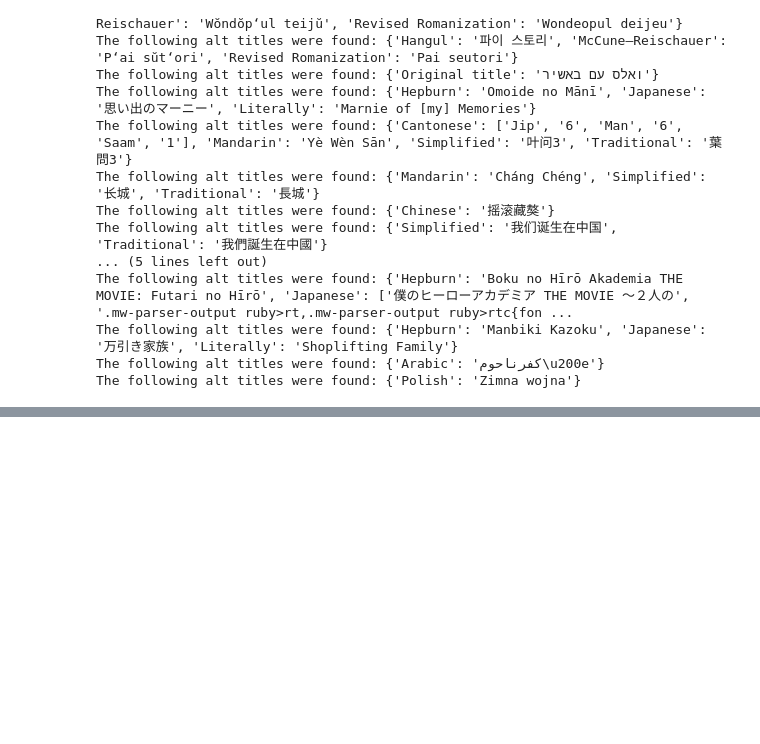
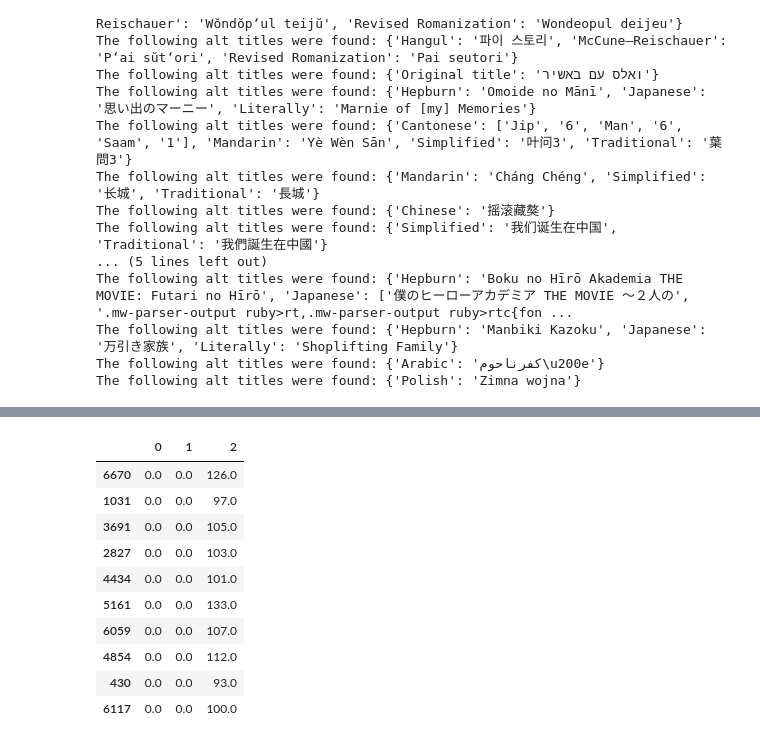
Before and after one commit to marczuka/Movies-ETL, a Jupyter notebook: ETL_practice.ipynb, the cells around one changed output, grey strips where cells are left out. Cells and saved outputs as stored; diff of their text form; code cells hidden in the pictures; blank space fills up the shorter version.

```diff
--- a/ETL_practice.ipynb
+++ b/ETL_practice.ipynb
@@ -279,0 +594,8 @@ sorted(wiki_movies_df.columns.tolist())
+# %%
+# Extract numeric budget values from strings and turn them into decimal numbers
+wiki_movies_df['budget'] = budget.str.extract(f'({form_one}|{form_two})', flags=re.IGNORECASE)[0].apply(parse_dollars)
+# Delete the old 'Budget' column
+wiki_movies_df.drop('Budget', axis=1, inplace=True)
+# %%
+# Create a Series from the non-null values of the column 'Release date' and turn all lists into strings
+release_date = wiki_movies_df['Release date'].dropna().apply(lambda x: ' '.join(x) if type(x) == list else x)
@@ -279,0 +608,10 @@ sorted(wiki_movies_df.columns.tolist())
+# %%
+# Extract the dates, turn them into a unified date format and create new column
+wiki_movies_df['release_date'] = pd.to_datetime(
+                    release_date.str.extract(f'({date_form_one}|{date_form_two}|{date_form_three}|{date_form_four})')[0],
+                    infer_datetime_format=True)
+# Delete the old 'Release date' column
+wiki_movies_df.drop('Release date', axis=1, inplace=True)
+# %%
+# Create a Series from the non-null values of the column 'Running time' and turn all lists into strings
+running_time = wiki_movies_df['Running time'].dropna().apply(lambda x: ' '.join(x) if type(x) == list else x)
@@ -279,0 +643,19 @@ sorted(wiki_movies_df.columns.tolist())
+# %%
+# Extracting the known values of the running time
+running_time_extract = running_time.str.extract(r'(\d+)\s*ho?u?r?s?\s*(\d*)|(\d+)\s*m')
+
+# Turning the strings into columns with numeric values and replacing empty strings with 0
+running_time_extract = running_time_extract.apply(lambda col: pd.to_numeric(col, errors='coerce')).fillna(0)
+running_time_extract.sample(10)
+# %% [output]
+|  | 0 | 1 | 2 |
+| 6670 | 0.0 | 0.0 | 126.0 |
+| 1031 | 0.0 | 0.0 | 97.0 |
+| 3691 | 0.0 | 0.0 | 105.0 |
+| 2827 | 0.0 | 0.0 | 103.0 |
+| 4434 | 0.0 | 0.0 | 101.0 |
+| 5161 | 0.0 | 0.0 | 133.0 |
+| 6059 | 0.0 | 0.0 | 107.0 |
+| 4854 | 0.0 | 0.0 | 112.0 |
+| 430 | 0.0 | 0.0 | 93.0 |
+| 6117 | 0.0 | 0.0 | 100.0 |
```
Also changed, not shown: parts of 36 cells of this notebook.
